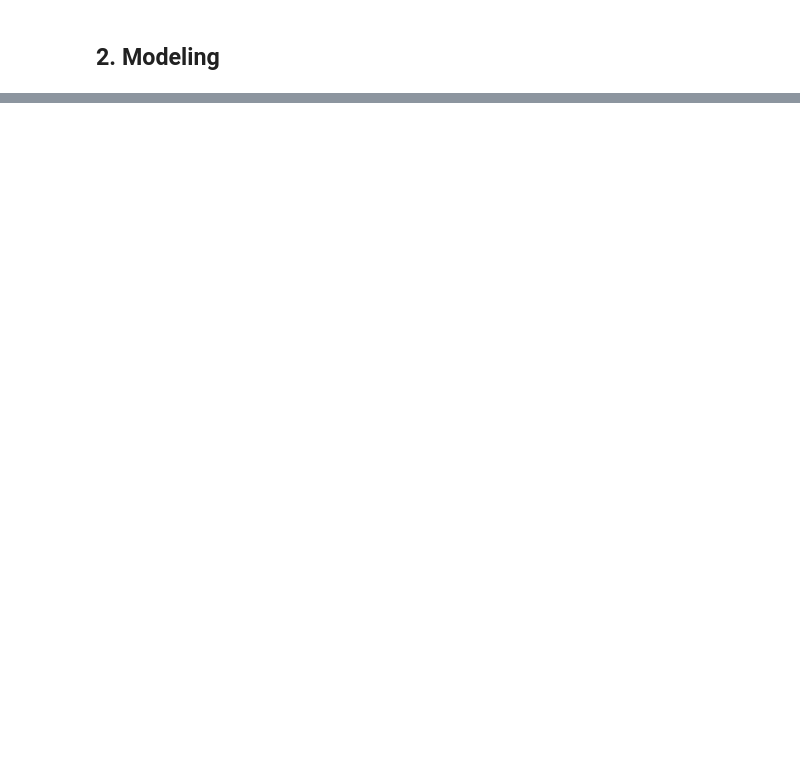
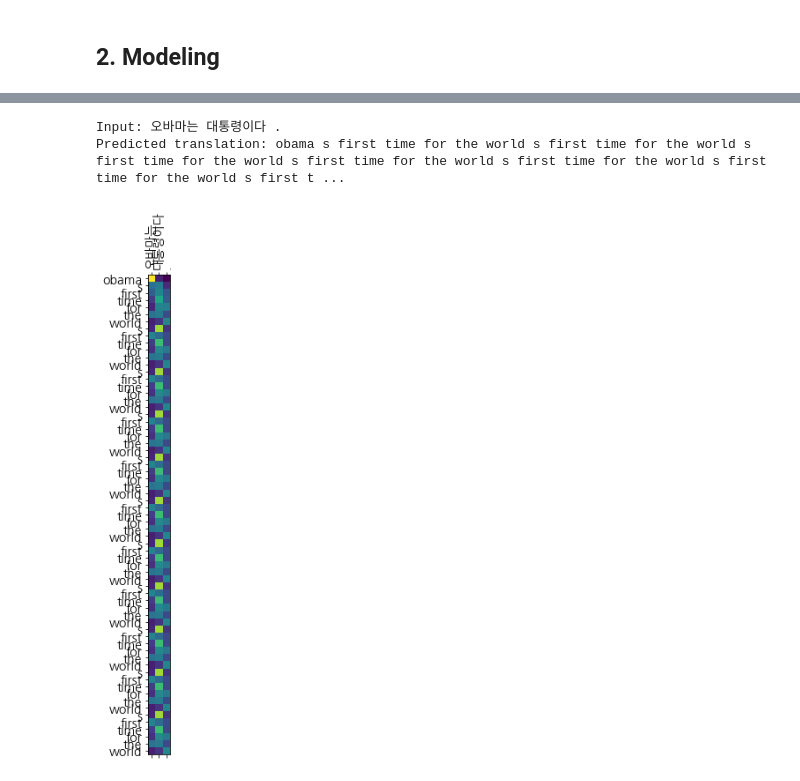
Before and after one commit to justin-on-it/AIFFEL_Explorations, a Jupyter notebook: [GD_04]_NLP_Seq2seq.ipynb, the cells around one changed output, grey strips where cells are left out. Cells and saved outputs as stored; diff of their text form; code cells hidden in the pictures; blank space fills up the shorter version.

```diff
--- a/[GD_04]_NLP_Seq2seq.ipynb
+++ b/[GD_04]_NLP_Seq2seq.ipynb
@@ -103,0 +202,10 @@ def fetch_data_path(dev_path=DEV_URL, test_path=TEST_URL, train_path=TRAIN_URL):
+# %%
+## processed_korean_data, processed_english_data 변수는 앞서 중복 제거한 removed_data_duplicates 변수에 묶여있음을 지정한다.
+## zip(*iterable) 형태는, 동일한 갯수로 이뤄진 자료형을 묶어주는 역할을 한다. ==> zip(*removed_data_duplicates)
+## 처리된 korean data, english data 사이즈가 81,959개로 동일하다.
+
+processed_korean_data, processed_english_data = zip(*removed_data_duplicates)
+print('전처리된 한국어 데이터 결과는: ',len(processed_korean_data),'개 입니다.')
+print('전처리된 영어 데이터 결과는: ',len(processed_english_data),'개 입니다.')
+print('전처리된 한국어 예시문장 한 번 보시죠: "',processed_korean_data[50],'" 잘 나오죠?')
+print('전처리된 영어 예시문장 한 번 보시죠: "',processed_english_data[50],'" 잘 나오죠?')
@@ -107,0 +457,17 @@ def fetch_data_path(dev_path=DEV_URL, test_path=TEST_URL, train_path=TRAIN_URL):
+# %%
+# Model Training
+## Encoder-Decoder 구조로 설계하였으므로, Loss(손실함수) 커스텀이 필요하여 fit() 함수는 쓰지 않는다.
+
+optimizer = tf.keras.optimizers.Adam()
+loss_object = tf.keras.losses.SparseCategoricalCrossentropy(
+    from_logits=True, reduction='none')
+
+def loss_function(real, pred):
+    mask = tf.math.logical_not(tf.math.equal(real, 0))
+    loss = loss_object(real, pred)
+
+## mask 변수는 패딩 처리된 토큰을 찾아서 손실로 처리하지 않게끔 한다.
+    mask = tf.cast(mask, dtype=loss.dtype)
+    loss *= mask
+
+    return tf.reduce_mean(loss)
@@ -107,0 +633,10 @@ def fetch_data_path(dev_path=DEV_URL, test_path=TEST_URL, train_path=TRAIN_URL):
+# %%
+# 한글폰트 셋팅
+
+%matplotlib inline
+
+import matplotlib as mpl  # 기본 설정 만지는 용도
+import matplotlib.pyplot as plt  # 그래프 그리는 용도
+import matplotlib.font_manager as fm  # 폰트 관련 용도
+
+plt.rc('font', family='NanumGothic')
@@ -107,0 +667,5 @@ def fetch_data_path(dev_path=DEV_URL, test_path=TEST_URL, train_path=TRAIN_URL):
+# %%
+path = '/usr/share/fonts/truetype/nanum/NanumGothic.ttf'  # 설치된 나눔글꼴중 원하는 폰트의 전체 경로를 가져온다.
+font_name = fm.FontProperties(fname=path, size=10).get_name()
+print(font_name)
+plt.rc('font', family=font_name)
@@ -107,0 +686,7 @@ def fetch_data_path(dev_path=DEV_URL, test_path=TEST_URL, train_path=TRAIN_URL):
+# %%
+# 예문 1
+translate("오바마는 대통령이다.", encoder, decoder)
+# %% [output]
+Input: 오바마는 대통령이다 .
+Predicted translation: obama s first time for the world s first time for the world s first time for the world s first time for the world s first time for the world s first time for the world s first t ...
+[figure, added]
```
Also changed, not shown: parts of 32 cells of this notebook.
